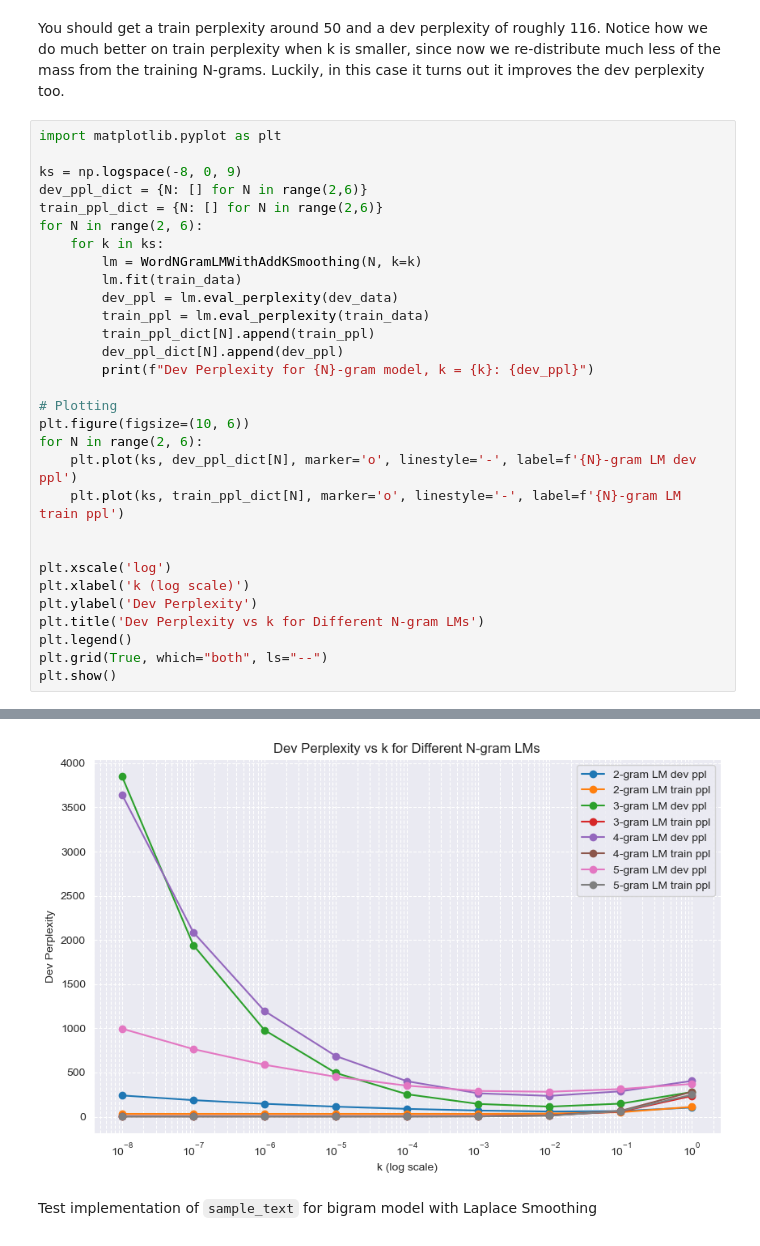
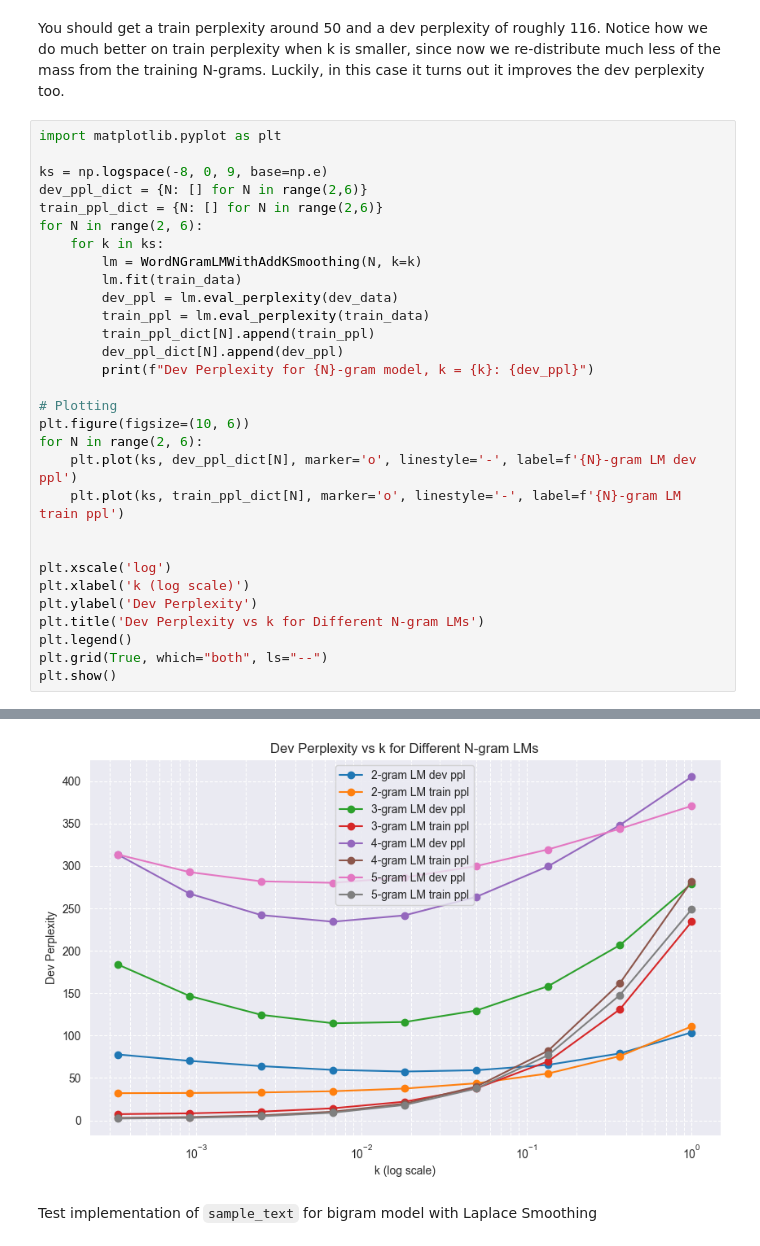
Before and after one commit to rbmuk/Homework, a Jupyter notebook: CSE 447/HW1/CSE447a_Project1b.ipynb, the cells around one changed output, grey strips where cells are left out. Saved outputs shown, nothing was run; the diff lists cells and outputs as text.

```diff
--- a/CSE 447/HW1/CSE447a_Project1b.ipynb
+++ b/CSE 447/HW1/CSE447a_Project1b.ipynb
@@ -1319,7 +1318,7 @@ You should get a train perplexity around 50 and a dev perplexity of roughly 116.
 # %%
 import matplotlib.pyplot as plt
 
-ks = np.logspace(-8, 0, 9)
+ks = np.logspace(-8, 0, 9, base=np.e)
 dev_ppl_dict = {N: [] for N in range(2,6)}
 train_ppl_dict = {N: [] for N in range(2,6)}
 for N in range(2, 6):
@@ -1366,5 +1365,5 @@ Dev Perplexity for 5-gram model, k = 0.1: 312.9696095938659
 Dev Perplexity for 5-gram model, k = 1.0: 370.7680566039535
-[figure, old version]
+[figure, new version]
 # %% [markdown]
 Test implementation of `sample_text` for bigram model with Laplace Smoothing
 # %%
```
Also changed, not shown: parts of 10 cells of this notebook, 4 other files.
